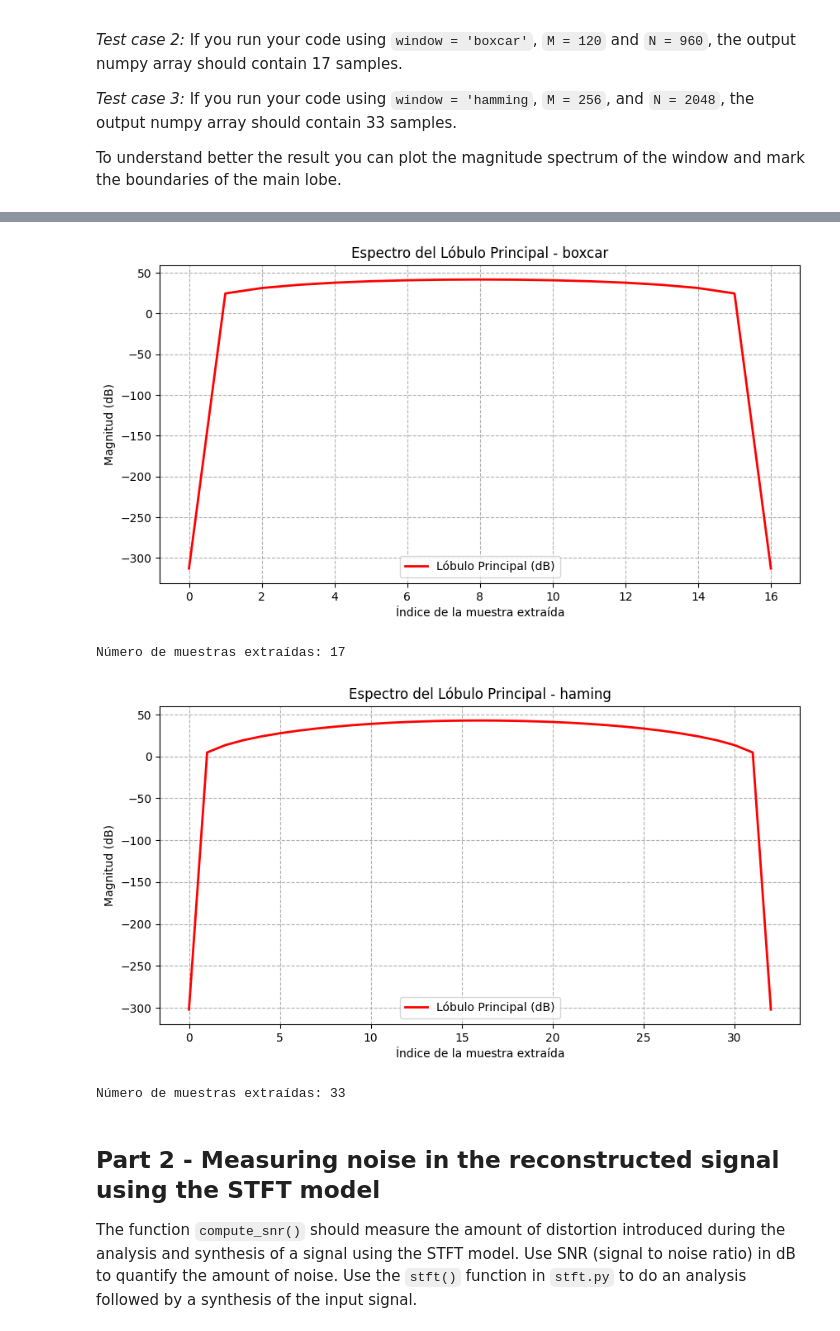
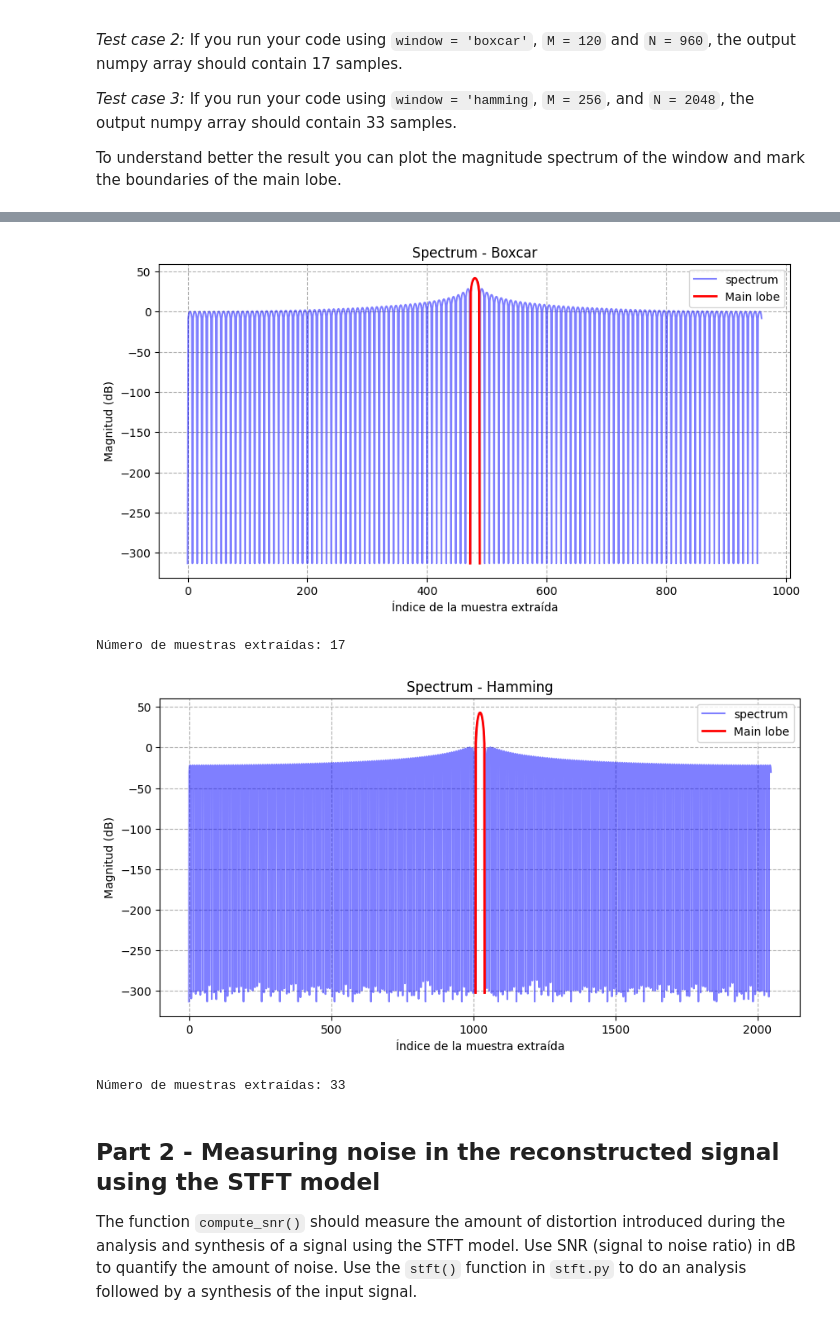
Before and after one commit to MarcosAmador335/sms-tools-materials, a Jupyter notebook: exercises/E4-STFT.ipynb, the cells around one changed output, grey strips where cells are left out. Drawn from its saved outputs; the diff is of its cells as text; code cells hidden in the pictures.

```diff
--- a/exercises/E4-STFT.ipynb
+++ b/exercises/E4-STFT.ipynb
@@ -102,28 +103,27 @@ def extract_main_lobe(window, M, N):
     w = get_window(window, M)         # get the window
 
     ### Your code here
-    N = 8 * M
     W = np.fft.fft(w,N)
     shift_W = np.fft.fftshift(W)
 
     mX = np.abs(shift_W)
     mX_db = 20*np.log10(mX + eps)
 
-    center = N//2
+    centro = N//2
 
-    right = center
-    for i in range(center + 1, N -1):
+    right = centro
+    for i in range(centro + 1, N -1):
         if mX[i] < mX[i-1] and mX[i]< mX[i+1]:
             right = i
             break
-    if right == center:
+    if right == centro:
         right = N - 1
 
-    dist = right - center
+    dist = right - centro
 
-    left = center - dist
+    left = centro - dist
 
-    return mX_db[left:right+1]
+    return mX_db[left:right+1], mX_db, left, right
 # %% [markdown]
 Test cases for the function `extract_main_lobe()`:
 
@@ -160,43 +162,45 @@ Número de muestras extraídas: 65
 # %%
 #test case 2
 
-x = extract_main_lobe(window='boxcar',M=120,N=960)
+main_lobe2, spectrum2, l2, r2 = extract_main_lobe(window='boxcar',M=120,N=960)
 
 plt.figure(figsize=(10, 5))
-plt.plot(x, 'r-', linewidth=2, label='Lóbulo Principal (dB)')
+plt.plot(spectrum2, color='blue', alpha=0.5, label='spectrum') #plot side lobe
+plt.plot(range(l2, r2+1), main_lobe2, 'r-', linewidth=2, label='Main lobe') #plot main lobe
 
 # 3. Formato
-plt.title('Espectro del Lóbulo Principal - boxcar')
+plt.title('Spectrum - Boxcar')
 plt.xlabel('Índice de la muestra extraída')
 plt.ylabel('Magnitud (dB)')
 plt.grid(True, linestyle='--')
 plt.legend()
 plt.show()
 
-print(f"Número de muestras extraídas: {len(x)}")
+print(f"Número de muestras extraídas: {len(main_lobe2)}")
 # %% [output]
-[figure, old version]
+[figure, new version]
 Número de muestras extraídas: 17
 # %%
 #test case 3
 
 
-x = extract_main_lobe(window='hamming',M=256,N=2048)
+main_lobe3, spectrum3, l3, r3 = extract_main_lobe(window='hamming',M=256,N=2048)
 
 plt.figure(figsize=(10, 5))
-plt.plot(x, 'r-', linewidth=2, label='Lóbulo Principal (dB)')
+plt.plot(spectrum3, color='blue', alpha=0.5, label='spectrum')
+plt.plot(range(l3, r3+1), main_lobe3, 'r-', linewidth=2, label='Main lobe')
 
 # 3. Formato
-plt.title('Espectro del Lóbulo Principal - haming')
+plt.title('Spectrum - Hamming')
 plt.xlabel('Índice de la muestra extraída')
 plt.ylabel('Magnitud (dB)')
 plt.grid(True, linestyle='--')
 plt.legend()
 plt.show()
 
-print(f"Número de muestras extraídas: {len(x)}")
+print(f"Número de muestras extraídas: {len(main_lobe3)}")
 # %% [output]
-[figure, old version]
+[figure, new version]
 Número de muestras extraídas: 33
 # %% [markdown]
 ## Part 2 - Measuring noise in the reconstructed signal using the STFT model
```
Also changed, not shown: parts of 9 cells of this notebook.
